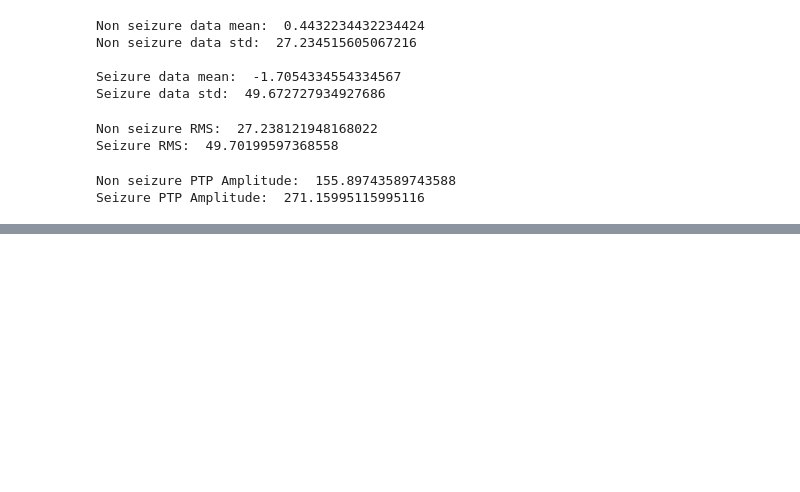
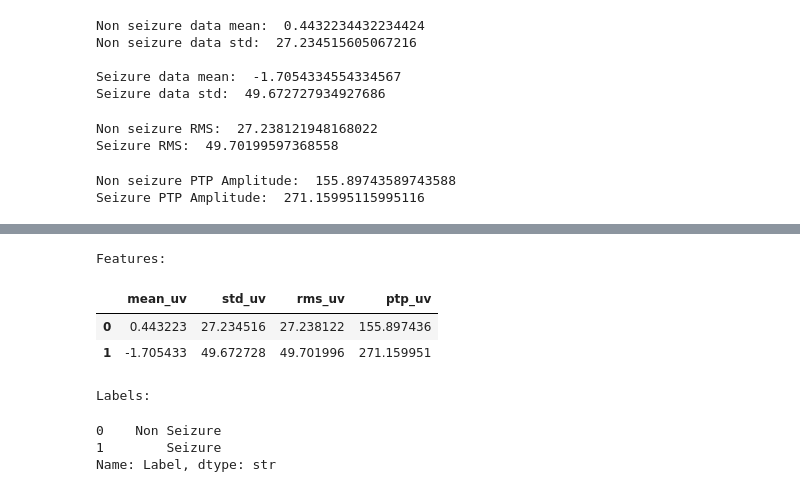
Before and after one commit to 45ir/chbmit-seizure-detection, a Jupyter notebook: notebooks/01_explore_chb01_03.ipynb, the cells around one changed output, grey strips where cells are left out. Drawn from its saved outputs; the diff is of its cells as text; code cells hidden in the pictures; blank space fills up the shorter version.

```diff
--- a/notebooks/01_explore_chb01_03.ipynb
+++ b/notebooks/01_explore_chb01_03.ipynb
@@ -268,0 +278,10 @@ feature_Table = pd.DataFrame([
+# %%
+X = feature_table[["mean_uv", "std_uv", "rms_uv", "ptp_uv"]]
+y = feature_table["Label"]
+print("X: ")
+print(X)
+print("\ny: ")
+print(y)
+
+print("X shape:", X.shape)
+print("y shape:", y.shape)
@@ -268,0 +300,15 @@ feature_Table = pd.DataFrame([
+# %%
+print("Features:")
+display(X)
+
+print("Labels:")
+display(y)
+# %% [output]
+Features:
+|  | mean_uv | std_uv | rms_uv | ptp_uv |
+| 0 | 0.443223 | 27.234516 | 27.238122 | 155.897436 |
+| 1 | -1.705433 | 49.672728 | 49.701996 | 271.159951 |
+Labels:
+0    Non Seizure
+1        Seizure
+Name: Label, dtype: str
```
Also changed, not shown: parts of 4 cells of this notebook.
